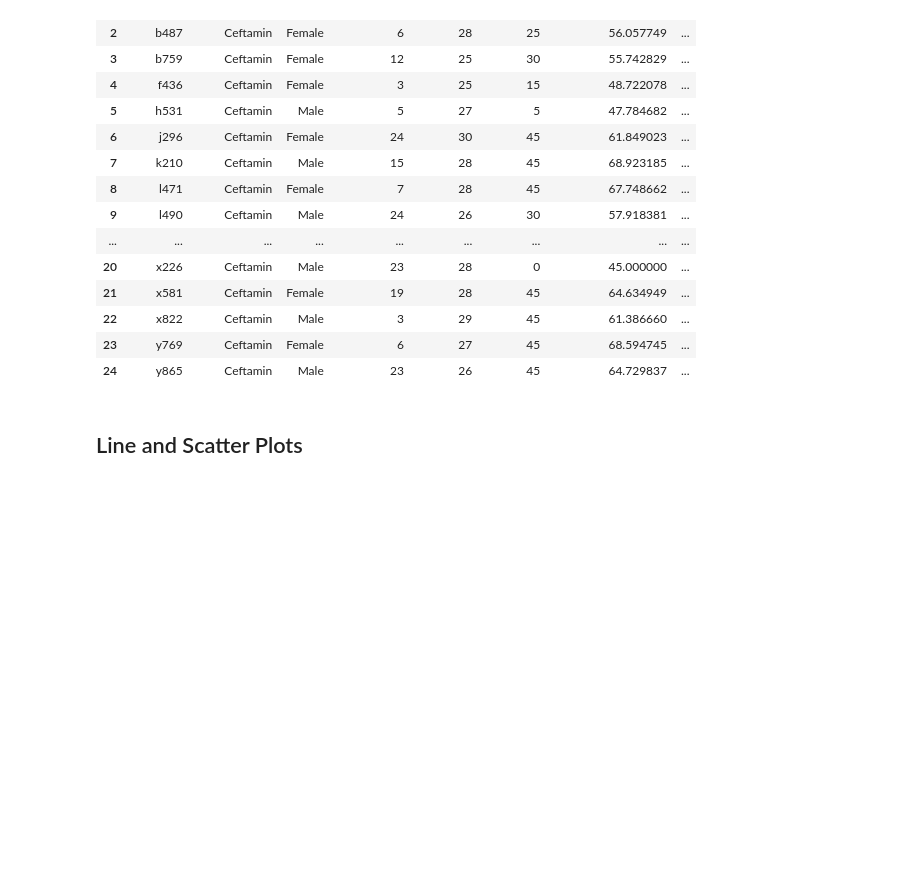
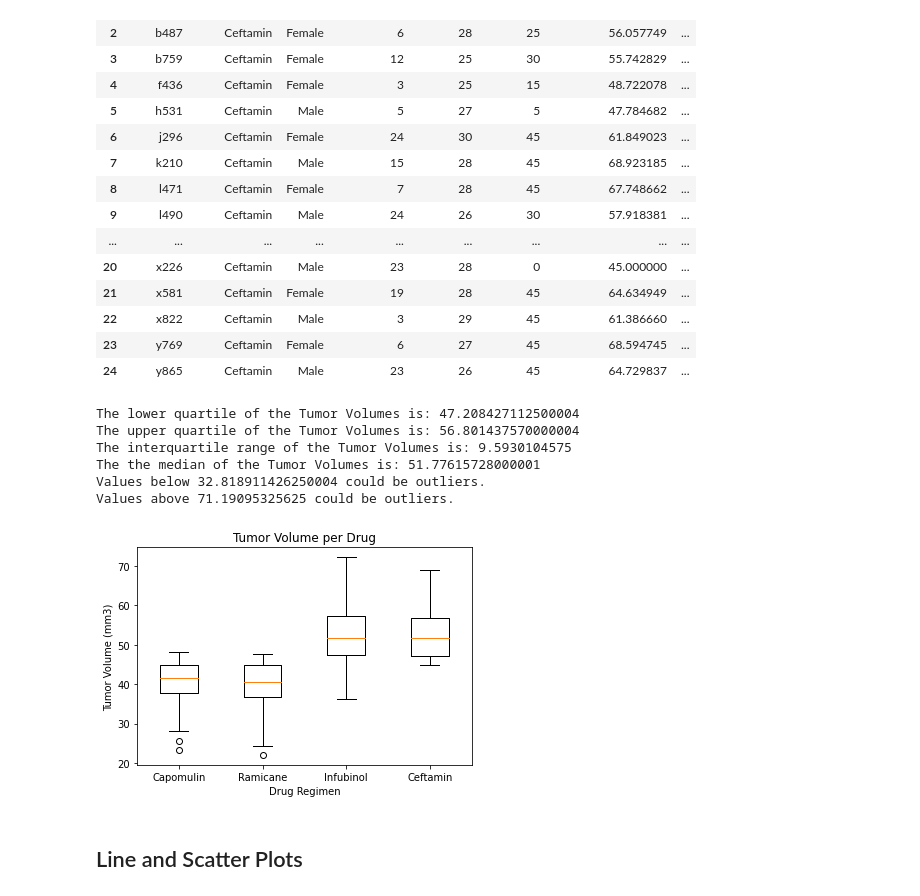
Before and after one commit to nicpie-bit/Mouse-Tumor-Analysis-Matplotlib, a Jupyter notebook: PowerOfPlots/pymaceuticals_starter.ipynb, the cells around one changed output. Cells and saved outputs as stored; diff of their text form; code cells hidden in the pictures; blank space fills up the shorter version.

```diff
--- a/PowerOfPlots/pymaceuticals_starter.ipynb
+++ b/PowerOfPlots/pymaceuticals_starter.ipynb
@@ -295,3 +343,20 @@ combined_infubinol_data_df
 | 22 | w584 | Infubinol | Male | 3 | 29 | 30 | 58.268442 | ... |
 | 23 | y163 | Infubinol | Female | 17 | 27 | 45 | 67.685569 | ... |
 | 24 | z581 | Infubinol | Female | 24 | 25 | 45 | 62.754451 | ... |
+# %%
+inf_tumor = infubinol_df["Tumor Volume (mm3)"]
+
+quartiles = inf_tumor.quantile([.25,.5,.75])
+lowerq = quartiles[0.25]
+upperq = quartiles[0.75]
+iqr = upperq-lowerq
+
+print(f"The lower quartile of the Tumor Volumes is: {lowerq}")
+print(f"The upper quartile of the Tumor Volumes is: {upperq}")
+print(f"The interquartile range of the Tumor Volumes is: {iqr}")
+print(f"The the median of the Tumor Volumes is: {quartiles[0.5]} ")
+
+lower_bound = lowerq - (1.5*iqr)
+upper_bound = upperq + (1.5*iqr)
+print(f"Values below {lower_bound} could be outliers.")
+print(f"Values above {upper_bound} could be outliers.")
@@ -341,5 +396,38 @@ combined_ceftamin_data_df
+# %%
+cef_tumor = ceftamin_df["Tumor Volume (mm3)"]
+
+quartiles = cef_tumor.quantile([.25,.5,.75])
+lowerq = quartiles[0.25]
+upperq = quartiles[0.75]
+iqr = upperq-lowerq
+
+print(f"The lower quartile of the Tumor Volumes is: {lowerq}")
+print(f"The upper quartile of the Tumor Volumes is: {upperq}")
+print(f"The interquartile range of the Tumor Volumes is: {iqr}")
+print(f"The the median of the Tumor Volumes is: {quartiles[0.5]} ")
+
+lower_bound = lowerq - (1.5*iqr)
+upper_bound = upperq + (1.5*iqr)
+print(f"Values below {lower_bound} could be outliers.")
+print(f"Values above {upper_bound} could be outliers.")
+# %% [output]
+The lower quartile of the Tumor Volumes is: 47.208427112500004
+The upper quartile of the Tumor Volumes is: 56.801437570000004
+The interquartile range of the Tumor Volumes is: 9.5930104575
+The the median of the Tumor Volumes is: 51.77615728000001
+Values below 32.818911426250004 could be outliers.
+Values above 71.19095325625 could be outliers.
 # %%
 # Generate a box plot of the final tumor volume of each mouse across four regimens of interest
+tumor_data = [cap_tumor, ram_tumor, inf_tumor, cef_tumor]
+fig1, ax1 = plt.subplots()
+ax1.set_title('Tumor Volume per Drug')
+ax1.set_xlabel('Drug Regimen')
+ax1.set_ylabel('Tumor Volume (mm3)')
+ax1.boxplot(tumor_data, labels=["Capomulin", "Ramicane", "Infubinol", "Ceftamin"])
+plt.show()
+# %% [output]
+[figure, added]
 # %% [markdown]
 ## Line and Scatter Plots
 # %%
```
Also changed, not shown: parts of 5 cells of this notebook.
